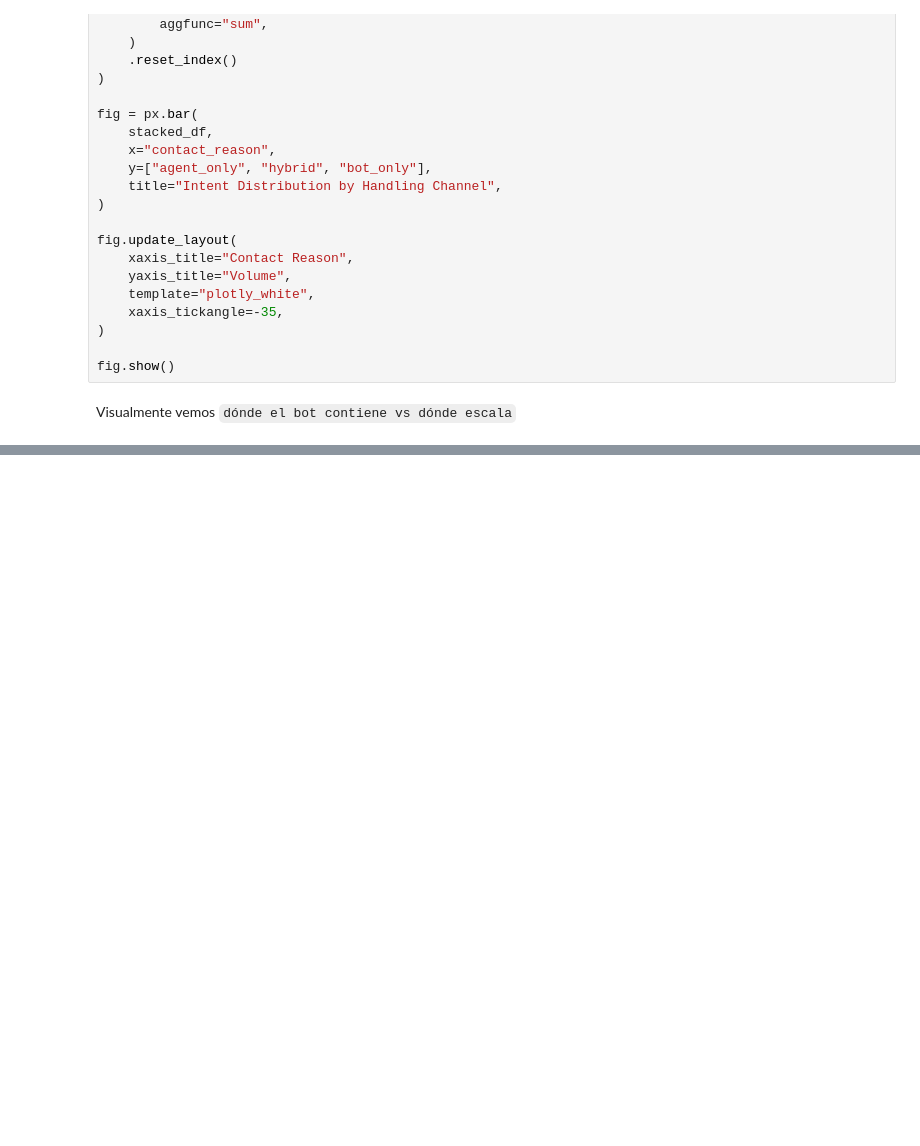
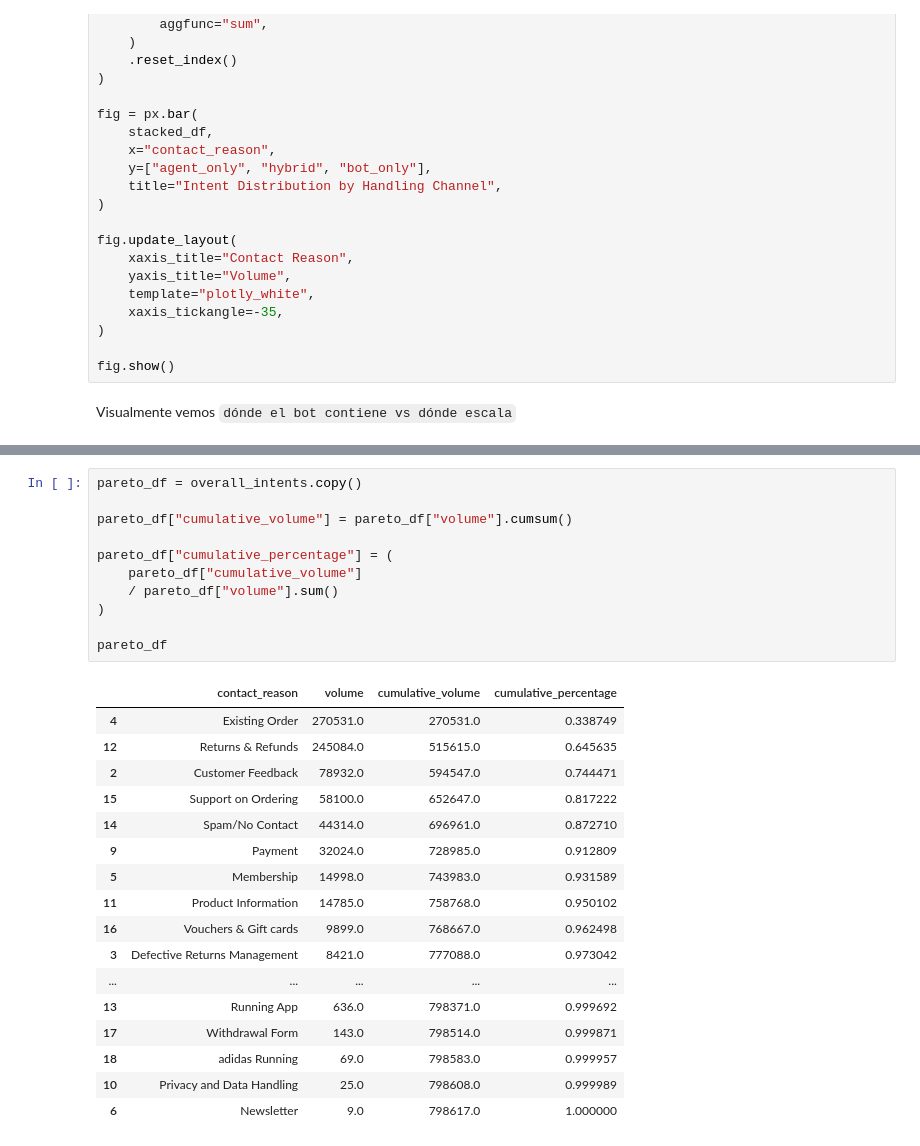
Before and after one commit to JuanjoRestrepo/TaskUS---Adidas-LAM-Chatbot-Analytics-Case, a Jupyter notebook: notebooks/notebooks/01_data_understanding.ipynb, the cells around one changed output, grey strips where cells are left out. Drawn from its saved outputs; the diff is of its cells as text; blank space fills up the shorter version.

```diff
--- a/notebooks/notebooks/01_data_understanding.ipynb
+++ b/notebooks/notebooks/01_data_understanding.ipynb
@@ -1597,0 +1607,29 @@ Visualmente vemos `dónde el bot contiene vs dónde escala`
+# %%
+pareto_df = overall_intents.copy()
+
+pareto_df["cumulative_volume"] = pareto_df["volume"].cumsum()
+
+pareto_df["cumulative_percentage"] = (
+    pareto_df["cumulative_volume"]
+    / pareto_df["volume"].sum()
+)
+
+pareto_df
+# %% [output]
+|  | contact_reason | volume | cumulative_volume | cumulative_percentage |
+| 4 | Existing Order | 270531.0 | 270531.0 | 0.338749 |
+| 12 | Returns & Refunds | 245084.0 | 515615.0 | 0.645635 |
+| 2 | Customer Feedback | 78932.0 | 594547.0 | 0.744471 |
+| 15 | Support on Ordering | 58100.0 | 652647.0 | 0.817222 |
+| 14 | Spam/No Contact | 44314.0 | 696961.0 | 0.872710 |
+| 9 | Payment | 32024.0 | 728985.0 | 0.912809 |
+| 5 | Membership | 14998.0 | 743983.0 | 0.931589 |
+| 11 | Product Information | 14785.0 | 758768.0 | 0.950102 |
+| 16 | Vouchers & Gift cards | 9899.0 | 768667.0 | 0.962498 |
+| 3 | Defective Returns Management | 8421.0 | 777088.0 | 0.973042 |
+| ... | ... | ... | ... | ... |
+| 13 | Running App | 636.0 | 798371.0 | 0.999692 |
+| 17 | Withdrawal Form | 143.0 | 798514.0 | 0.999871 |
+| 18 | adidas Running | 69.0 | 798583.0 | 0.999957 |
+| 10 | Privacy and Data Handling | 25.0 | 798608.0 | 0.999989 |
+| 6 | Newsletter | 9.0 | 798617.0 | 1.000000 |
```
Also changed, not shown: parts of 13 cells of this notebook.
